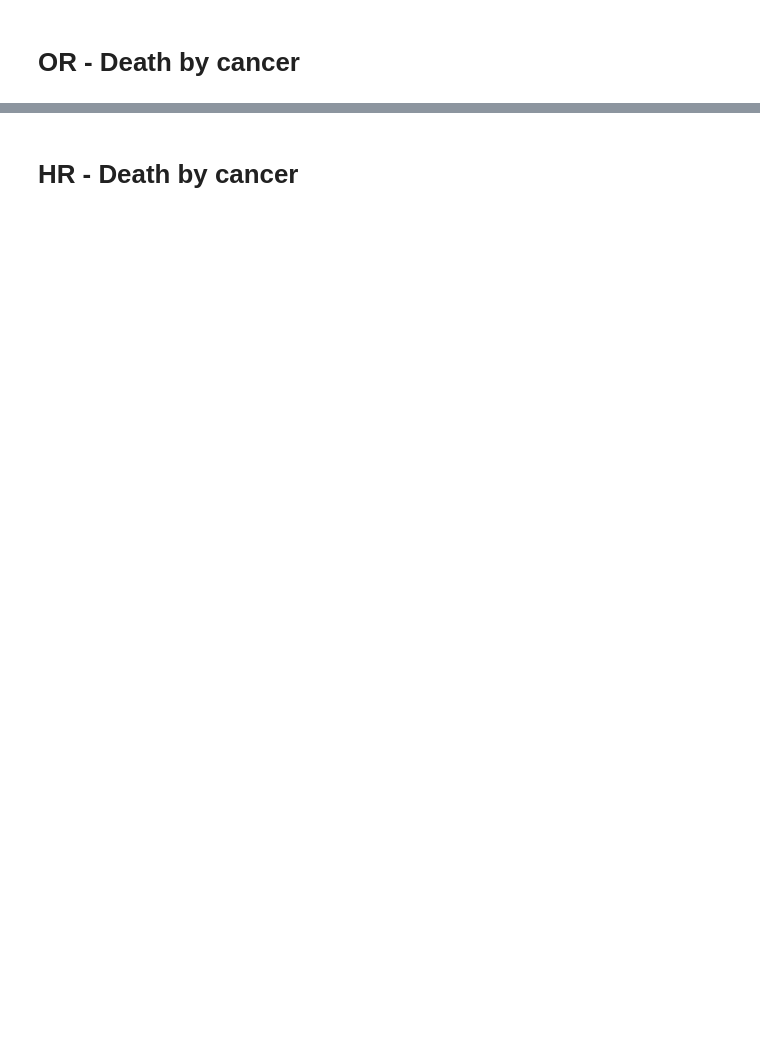
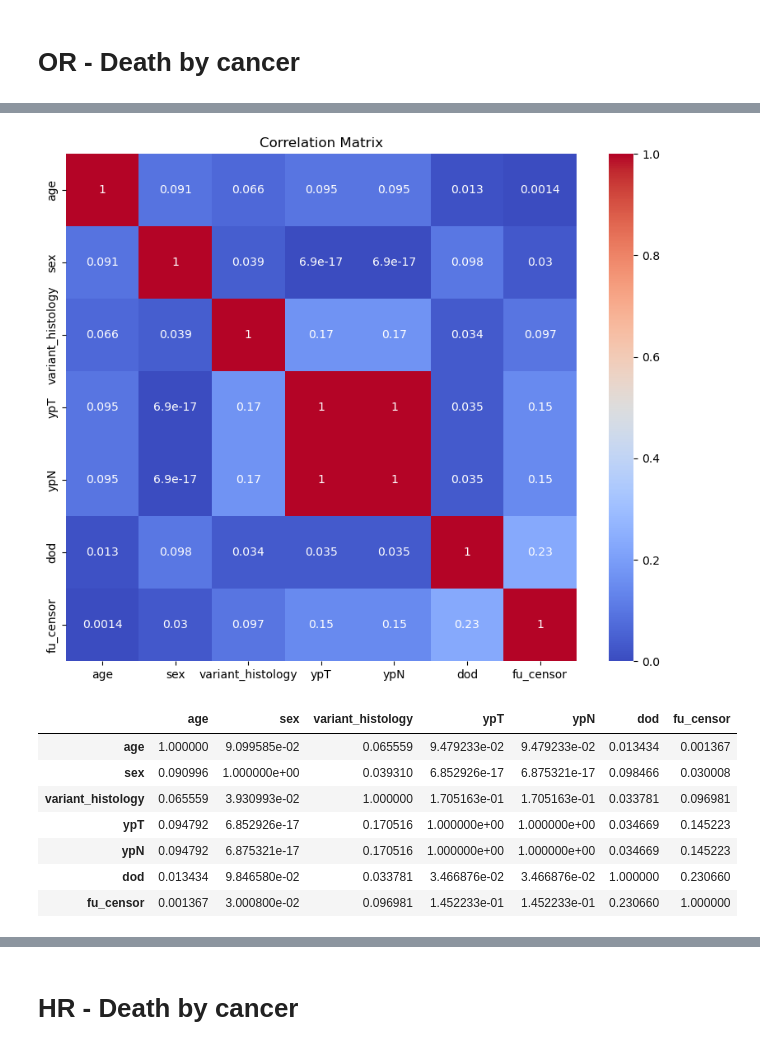
Before and after one commit to alcideschaux/NEO-UCA, a Jupyter notebook: 04-RISKS.ipynb, the cells around one changed output, grey strips where cells are left out. Cells and saved outputs as stored; diff of their text form; code cells hidden in the pictures; blank space fills up the shorter version.

```diff
--- a/04-RISKS.ipynb
+++ b/04-RISKS.ipynb
@@ -198,5 +204,25 @@ Data columns (total 7 columns):
 dtypes: int64(2), uint8(5)
 memory usage: 4.8 KB
+# %%
+# Correlation matrix
+correlation_matrix = df_dod.corr().abs()
+
+# Create heatmap
+plt.figure(figsize=(10, 8))
+sns.heatmap(correlation_matrix, annot=True, cmap='coolwarm')
+plt.title('Correlation Matrix')
+plt.show()
+df_dod.corr().abs()
+# %% [output]
+[figure, added]
+|  | age | sex | variant_histology | ypT | ypN | dod | fu_censor |
+| age | 1.000000 | 9.099585e-02 | 0.065559 | 9.479233e-02 | 9.479233e-02 | 0.013434 | 0.001367 |
+| sex | 0.090996 | 1.000000e+00 | 0.039310 | 6.852926e-17 | 6.875321e-17 | 0.098466 | 0.030008 |
+| variant_histology | 0.065559 | 3.930993e-02 | 1.000000 | 1.705163e-01 | 1.705163e-01 | 0.033781 | 0.096981 |
+| ypT | 0.094792 | 6.852926e-17 | 0.170516 | 1.000000e+00 | 1.000000e+00 | 0.034669 | 0.145223 |
+| ypN | 0.094792 | 6.875321e-17 | 0.170516 | 1.000000e+00 | 1.000000e+00 | 0.034669 | 0.145223 |
+| dod | 0.013434 | 9.846580e-02 | 0.033781 | 3.466876e-02 | 3.466876e-02 | 1.000000 | 0.230660 |
+| fu_censor | 0.001367 | 3.000800e-02 | 0.096981 | 1.452233e-01 | 1.452233e-01 | 0.230660 | 1.000000 |
 # %%
 # age
 logistic_regression(df_dod, 'age', 'dod')
```
Also changed, not shown: parts of 57 cells of this notebook, 11 other files.
